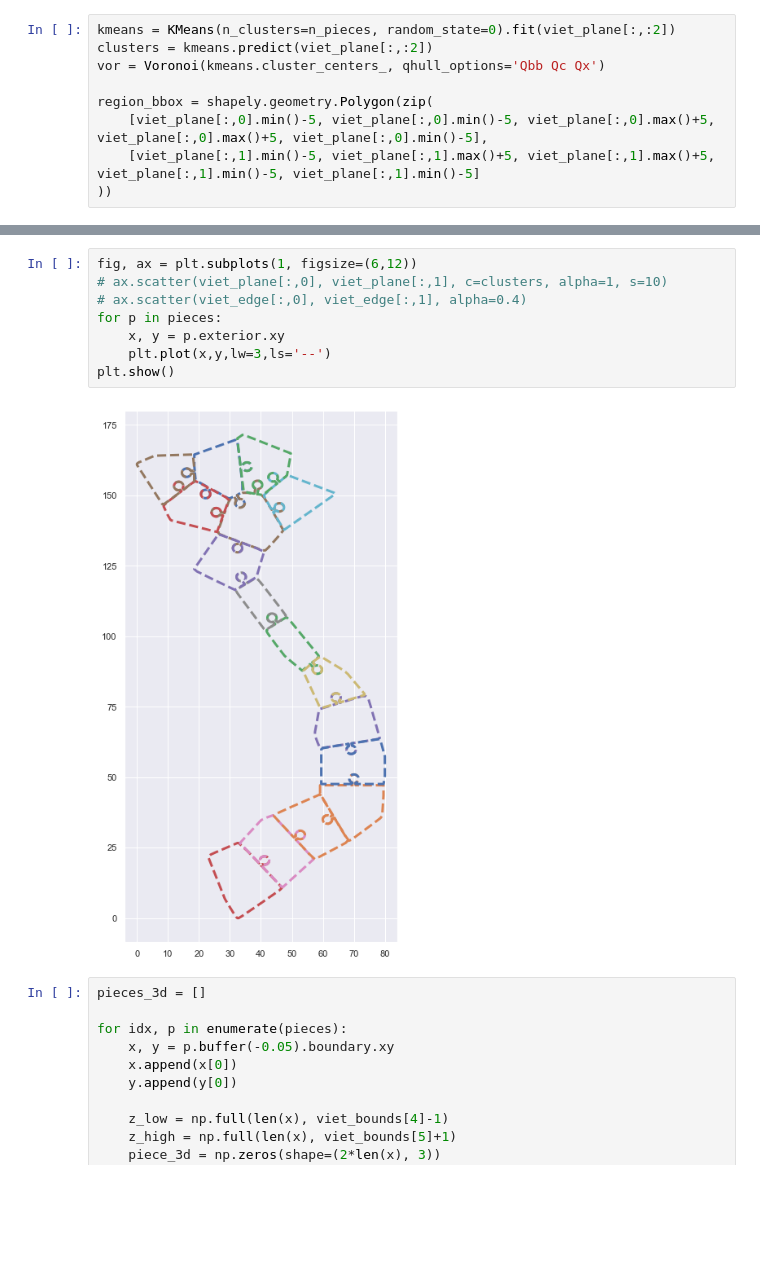
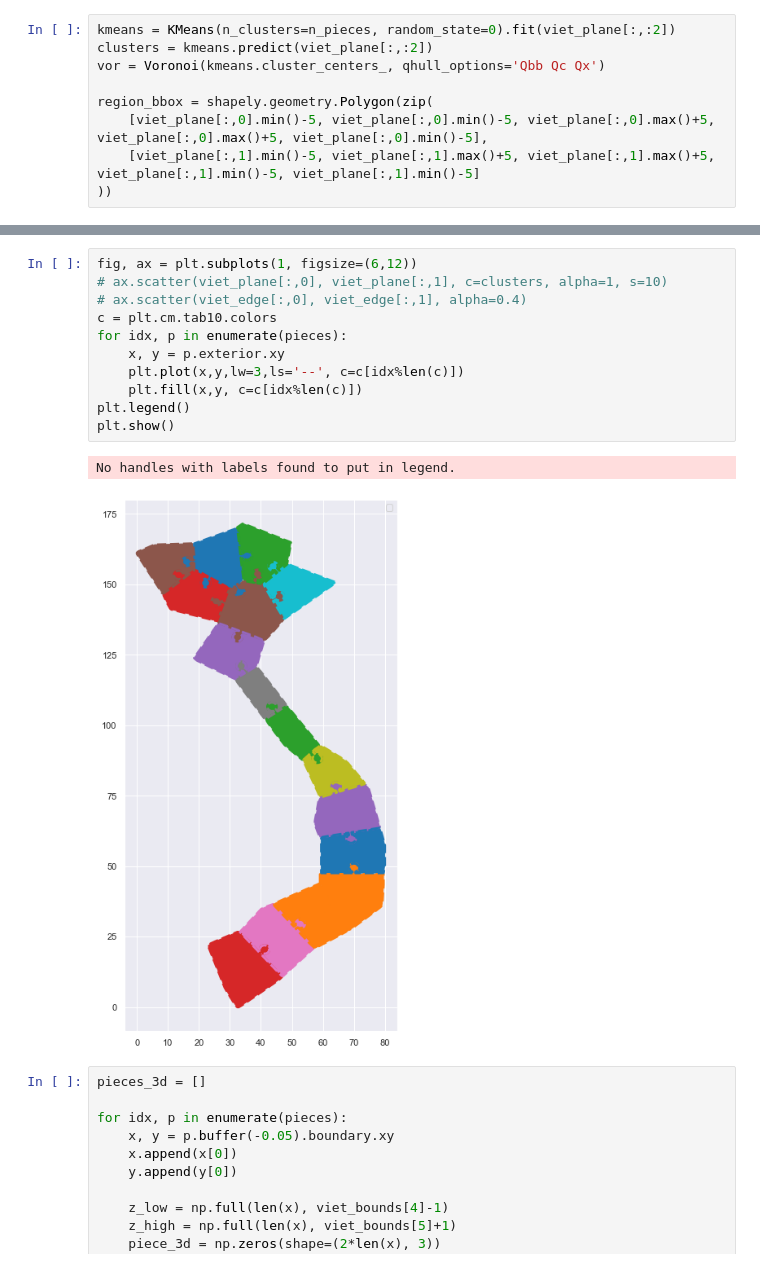
Before and after one commit to nickvazz/Puzzle3D, a Jupyter notebook: GeneratePieces.ipynb, the cells around one changed output, grey strips where cells are left out. Cells and saved outputs as stored; diff of their text form; blank space fills up the shorter version.

Commit message:
started 2d mesh of piece face

```diff
--- a/GeneratePieces.ipynb
+++ b/GeneratePieces.ipynb
@@ -62,13 +68,17 @@ for (i, c0),(j,c1) in connected_pieces:
 # %%
 fig, ax = plt.subplots(1, figsize=(6,12))
 # ax.scatter(viet_plane[:,0], viet_plane[:,1], c=clusters, alpha=1, s=10)
 # ax.scatter(viet_edge[:,0], viet_edge[:,1], alpha=0.4)
-for p in pieces:
+c = plt.cm.tab10.colors
+for idx, p in enumerate(pieces):
     x, y = p.exterior.xy
-    plt.plot(x,y,lw=3,ls='--')
+    plt.plot(x,y,lw=3,ls='--', c=c[idx%len(c)])
+    plt.fill(x,y, c=c[idx%len(c)])
+plt.legend()
 plt.show()
 # %% [output]
+No handles with labels found to put in legend.
-[figure, old version]
+[figure, new version]
 # %%
 pieces_3d = []
 
```
Also changed, not shown: parts of 13 cells of this notebook.
